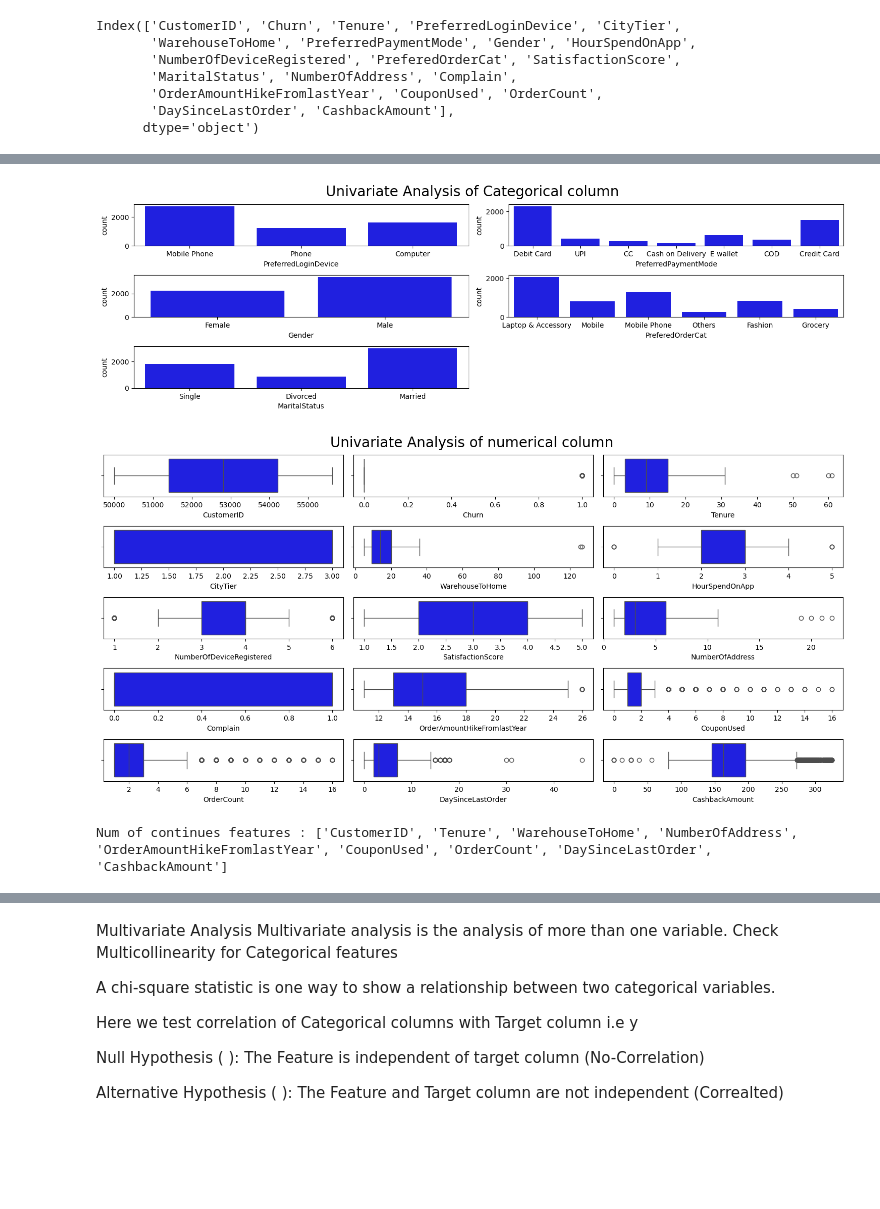
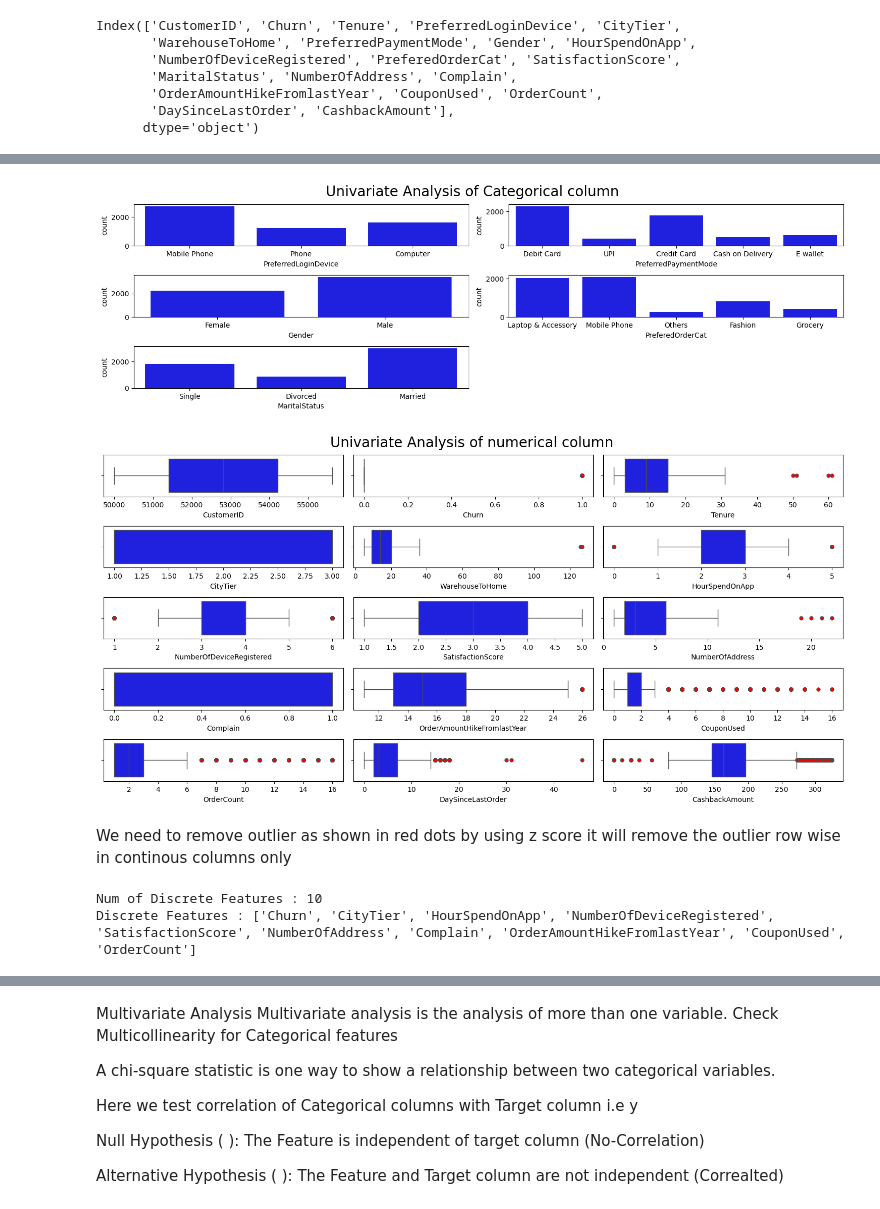
Before and after one commit to Irummumtaz/E-Commerce-Customer-Churn-Prediction, a Jupyter notebook: Notebook.ipynb, the cells around one changed output, grey strips where cells are left out. Drawn from its saved outputs; the diff is of its cells as text; code cells hidden in the pictures; blank space fills up the shorter version.

```diff
--- a/Notebook.ipynb
+++ b/Notebook.ipynb
@@ -149,0 +182,8 @@ for col in num_cols:
+# %%
+df['PreferredPaymentMode']=df['PreferredPaymentMode'].replace(
+    {
+        'CC': 'Credit Card',
+        'COD':'Cash on Delivery'
+    }
+)
+print(df['PreferredPaymentMode'].value_counts())
@@ -149,0 +198,7 @@ for col in num_cols:
+# %%
+df['PreferedOrderCat']=df['PreferedOrderCat'].replace(
+    {
+        'Mobile': 'Mobile Phone'
+    }
+)
+print(df['PreferedOrderCat'].value_counts())
@@ -159,22 +222,28 @@ for i in range(0,len(cat_cols)):
     plt.xlabel(cat_cols[i])
     plt.tight_layout()
 # %% [output]
-[figure, old version]
+[figure, new version]
 # %%
 
 #Univariate Analysis of numerical column
 plt.figure(figsize=(15,10))
 plt.suptitle('Univariate Analysis of numerical column',fontsize=20,)
 
 for i in range(0,len(num_cols)):
     plt.subplot(7,3,i+1)
-    sns.boxplot(x=df[num_cols[i]],color='blue')
+    sns.boxplot(x=df[num_cols[i]], color='blue', fliersize=5, flierprops=dict(marker='o', markerfacecolor='red'))
+    #This will show outliers in red, making them stand out.
     plt.xlabel(num_cols[i])
     plt.tight_layout()
 # %% [output]
-[figure, old version]
+[figure, new version]
+# %% [markdown]
+We need to remove outlier as shown in red dots by using z score it will remove the outlier row wise in continous columns only
 # %%
-continues_features=[feature for feature in num_cols if len(df[feature].unique())>=10]
-print('Num of continues features :',continues_features)
+#Discrete Features
+discrete_cols=[feature for feature in num_cols if len(df[feature].unique())<=20]
+print('Num of Discrete Features :',len(discrete_cols))
+print('Discrete Features :',discrete_cols)
 # %% [output]
-Num of continues features : ['CustomerID', 'Tenure', 'WarehouseToHome', 'NumberOfAddress', 'OrderAmountHikeFromlastYear', 'CouponUsed', 'OrderCount', 'DaySinceLastOrder', 'CashbackAmount']
+Num of Discrete Features : 10
+Discrete Features : ['Churn', 'CityTier', 'HourSpendOnApp', 'NumberOfDeviceRegistered', 'SatisfactionScore', 'NumberOfAddress', 'Complain', 'OrderAmountHikeFromlastYear', 'CouponUsed', 'OrderCount']
```
Also changed, not shown: parts of 34 cells of this notebook.
